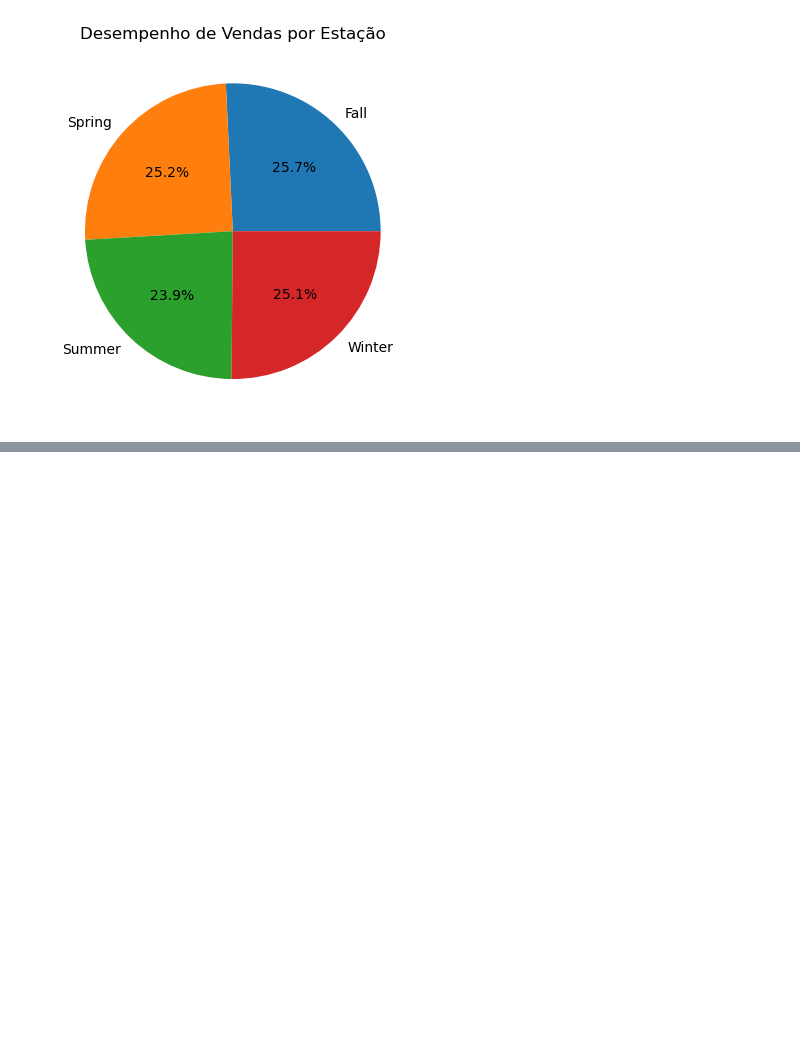
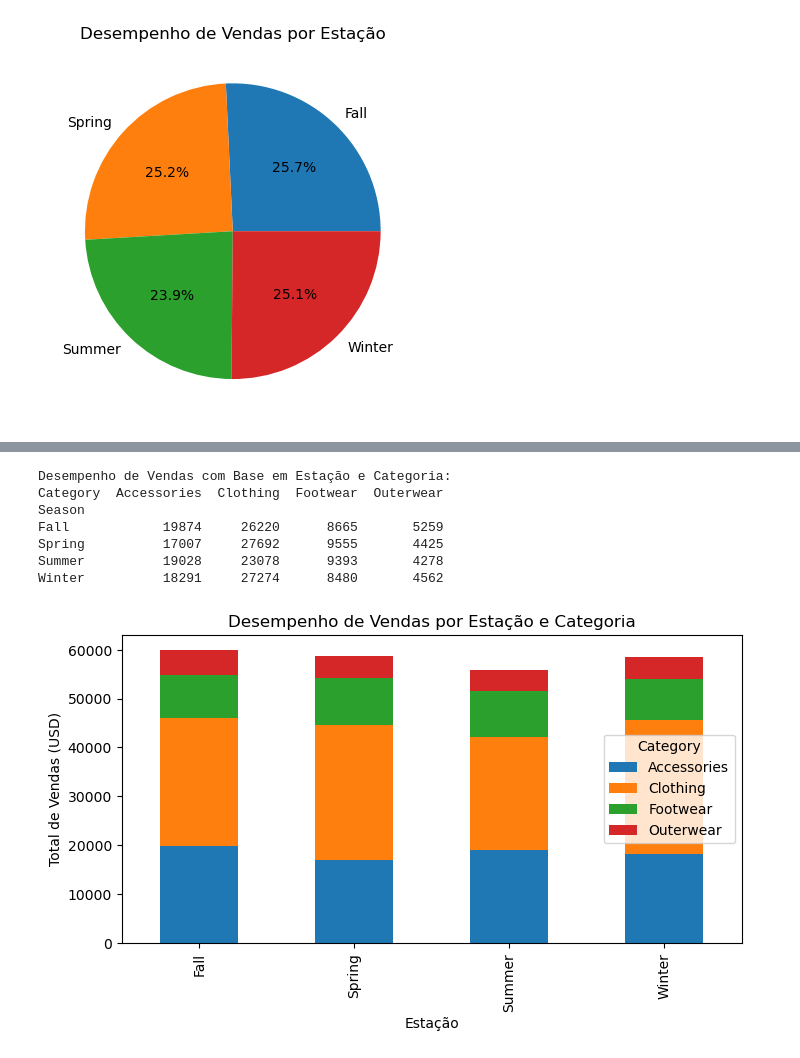
Before and after one commit to RodrigoD4v/consumidor_compra_EDA, a Jupyter notebook: notebooks/consumidor_compra_EDA.ipynb, the cells around one changed output, grey strips where cells are left out. Cells and saved outputs as stored; diff of their text form; code cells hidden in the pictures; blank space fills up the shorter version.

Commit message:
Interação entre Estação e Categoria

```diff
--- a/notebooks/consumidor_compra_EDA.ipynb
+++ b/notebooks/consumidor_compra_EDA.ipynb
@@ -219,0 +226,20 @@ Name: Purchase Amount (USD), dtype: int64
+# %%
+# 4. Interação entre Estação e Categoria
+season_category = df.groupby(['Season', 'Category'])['Purchase Amount (USD)'].sum().unstack()
+print("Desempenho de Vendas com Base em Estação e Categoria:")
+print(season_category)
+print("")
+
+season_category.plot(figsize=(8, 4), kind='bar', stacked=True,
+                     title='Desempenho de Vendas por Estação e Categoria',
+                     xlabel='Estação', ylabel='Total de Vendas (USD)')
+plt.show()
+# %% [output]
+Desempenho de Vendas com Base em Estação e Categoria:
+Category  Accessories  Clothing  Footwear  Outerwear
+Season
+Fall            19874     26220      8665       5259
+Spring          17007     27692      9555       4425
+Summer          19028     23078      9393       4278
+Winter          18291     27274      8480       4562
+[figure, added]
```
Also changed, not shown: parts of 1 cell of this notebook.
